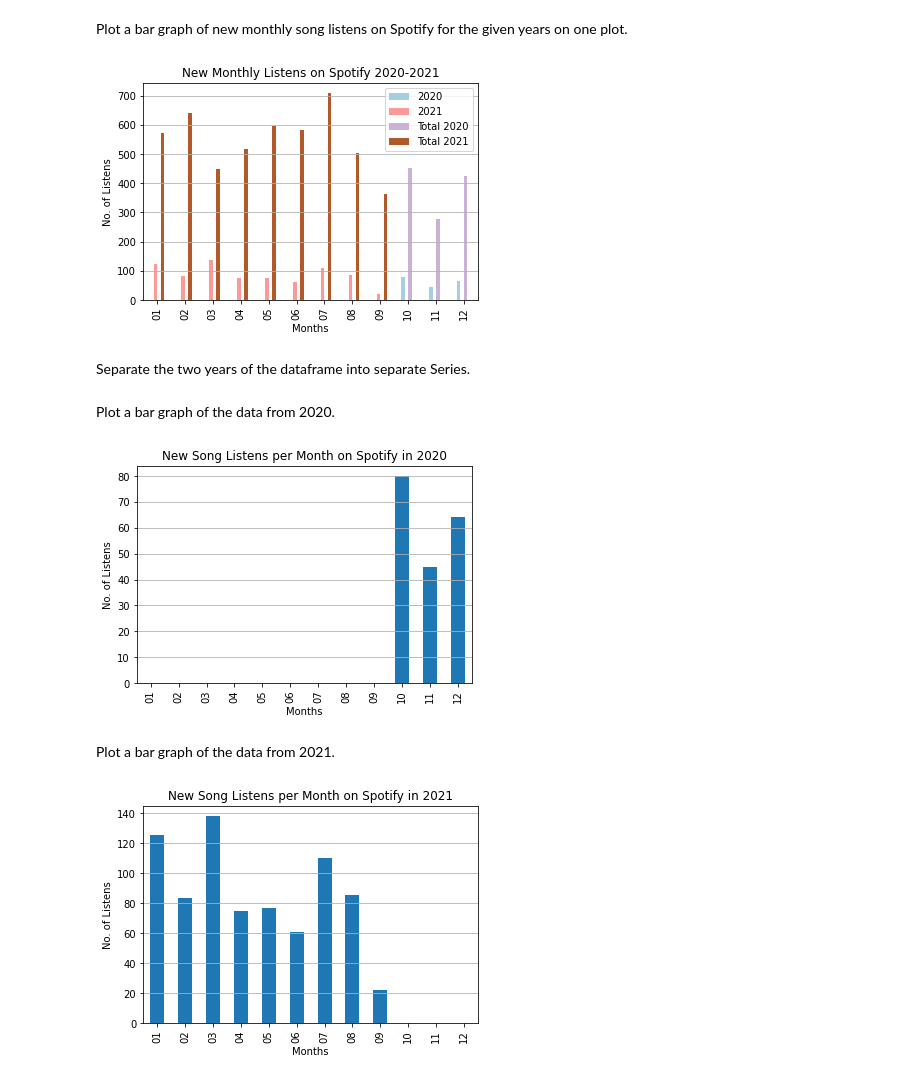
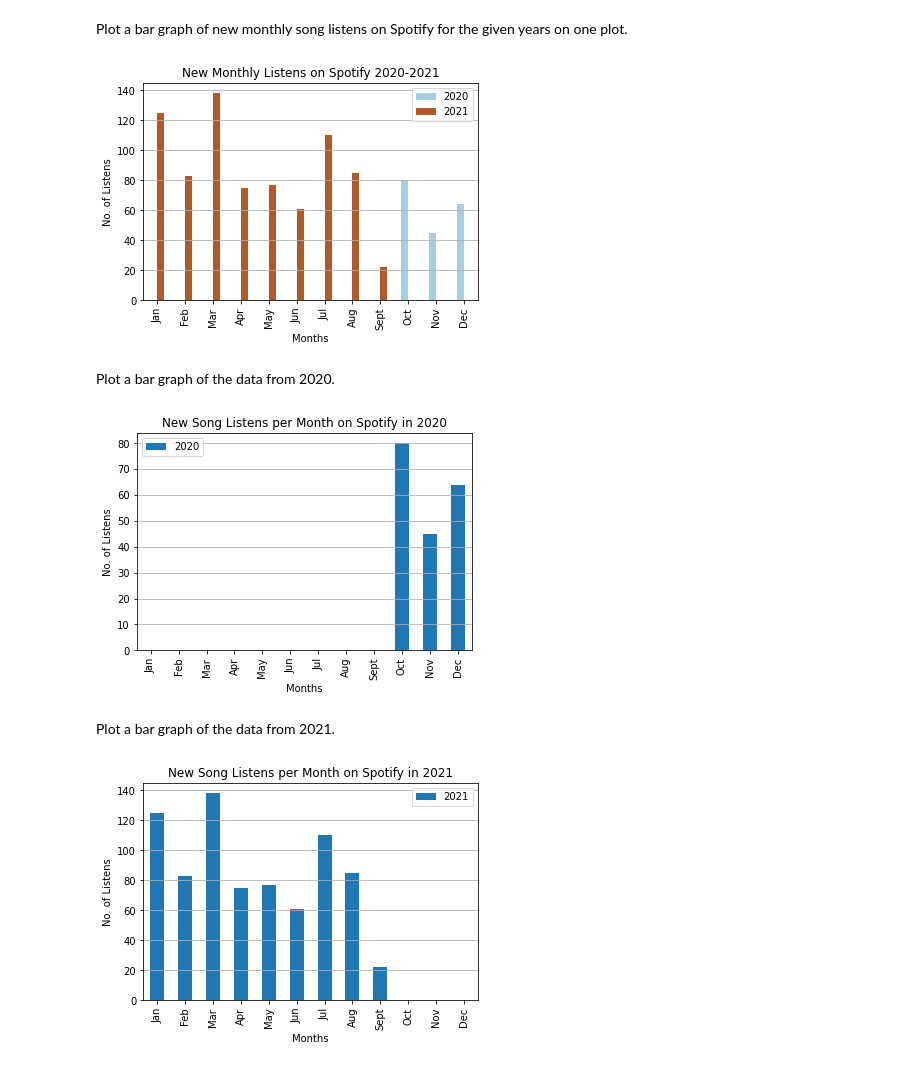
Before and after one commit to jgoeszoom/spotify-visualization, a Jupyter notebook: New Song Listens Monthly from Spotify.ipynb, the cells around one changed output. Cells and saved outputs as stored; diff of their text form; code cells hidden in the pictures.

Commit message:
Updated jupyter notebook to calculate percentage of new songs listened to total songs streamed per month and updated subsequent example.pdf

```diff
--- a/New Song Listens Monthly from Spotify.ipynb
+++ b/New Song Listens Monthly from Spotify.ipynb
@@ -119,23 +119,36 @@ In order to determine new song listens, the columns of "In Library" and "Podcast
 newListensMonthly = pd.DataFrame([[0,0], [0,0], [0,0], [0,0], [0,0], [0,0], [0,0], [0,0], [0,0], [0,0], [0,0], [0,0]],
                                  index=['01', '02', '03', '04', '05', '06', '07', '08', '09', '10', '11', '12'],
                                  columns=['2020', '2021'])
-newListensMonthly['Total 2020'] = 0
-newListensMonthly['Total 2021'] = 0
+totalMonthlyListens = pd.DataFrame([[0,0], [0,0], [0,0], [0,0], [0,0], [0,0], [0,0], [0,0], [0,0], [0,0], [0,0], [0,0]],
+                                 index=['01', '02', '03', '04', '05', '06', '07', '08', '09', '10', '11', '12'],
+                                 columns=['2020', '2021'])
+newListensPerc = pd.DataFrame([[0,0], [0,0], [0,0], [0,0], [0,0], [0,0], [0,0], [0,0], [0,0], [0,0], [0,0], [0,0]],
+                              index=['01', '02', '03', '04', '05', '06', '07', '08', '09', '10', '11', '12'],
+                              columns=['2020', '2021']).astype(float)
 
 # Calculate how many new song listens occurred each month
 for i in range(0, len(dataTableau)):
     # End time expanded to [year, month, day hour:min]
     expandedTime = dataTableau['endTime'][i].split("-")
-
     if ((dataTableau['In Library'][i] == 0) and dataTableau['Podcast'][i] == 0):
         newListensMonthly[expandedTime[0]][expandedTime[1]] = newListensMonthly[expandedTime[0]][expandedTime[1]] + 1
     elif (dataTableau['Podcast'][i] == 0):
         if ( expandedTime[0] == '2020' ):
-            newListensMonthly['Total 2020'][expandedTime[1]] = newListensMonthly['Total 2020'][expandedTime[1]] + 1
+            totalMonthlyListens[expandedTime[0]][expandedTime[1]] = totalMonthlyListens[expandedTime[0]][expandedTime[1]] + 1
         elif( expandedTime[0] == '2021'):
-            newListensMonthly['Total 2021'][expandedTime[1]] = newListensMonthly['Total 2021'][expandedTime[1]] + 1
+            totalMonthlyListens[expandedTime[0]][expandedTime[1]] = totalMonthlyListens[expandedTime[0]][expandedTime[1]] + 1
     else:
         continue
 
+for i in range(0, len(newListensPerc)):
+    if not newListensMonthly['2020'][i] is 0:
+        newListensPerc['2020'][i] = (newListensMonthly['2020'][i]/totalMonthlyListens['2020'][i])*100
+    if not newListensMonthly['2021'][i] is 0:
+        newListensPerc['2021'][i] = (newListensMonthly['2021'][i]/totalMonthlyListens['2021'][i])*100
+
+totalMonthlyListens.rename(columns={'2020':'Total 2020', '2021':'Total 2021'}, inplace=True)
+newListensPerc.rename(columns={'2020': '% 2020', '2021': '% 2021'}, inplace=True)
+newListensMonthly = pd.concat([newListensMonthly, totalMonthlyListens, newListensPerc], axis=1)
+
 newListensMonthly.head(12)
 # %% [output]
@@ -155,15 +168,14 @@ newListensMonthly.head(12)
 # %% [markdown]
 Initially, the columns for the DataFrame newListensMonthly is the format of a string that looks like a two digit number. This format is useful when trying to count how many new listens per month occur but this will be changed in the code below which is nicer to display on a plot.
 # %%
-newListensMonthly.rename(columns={'01': 'Jan', '02': 'Feb', '03':'Mar', '04':'Apr', '05':'May',
+newListensMonthly.rename(index={'01': 'Jan', '02': 'Feb', '03':'Mar', '04':'Apr', '05':'May',
                                  '06':'Jun', '07':'Jul', '08':'Aug', '09':'Sept', '10':'Oct', '11':'Nov', '12':'Dec'}, inplace=True)
 # %% [markdown]
 ## Plotting the Data
 # %% [markdown]
 Plot a bar graph of new monthly song listens on Spotify for the given years on one plot.
 # %%
-newListensMonthly.plot.bar(xlabel='Months', ylabel='No. of Listens', title='New Monthly Listens on Spotify 2020-2021', colormap='Paired').grid(axis='y')
+newListensMonthly.plot.bar(y=['2020', '2021'], xlabel='Months', ylabel='No. of Listens',
+                           title='New Monthly Listens on Spotify 2020-2021', colormap='Paired').grid(axis='y')
 # %% [output]
-[figure, old version]
+[figure, new version]
-# %% [markdown]
-Separate the two years of the dataframe into separate Series.
@@ -173,12 +182,12 @@ newListens1 = newListensMonthly[['2021']].squeeze()
 # %% [markdown]
 Plot a bar graph of the data from 2020.
 # %%
-newListens0.plot.bar(xlabel='Months', ylabel='No. of Listens', title='New Song Listens per Month on Spotify in 2020').grid(axis='y')
+newListensMonthly.plot.bar(y='2020', xlabel='Months', ylabel='No. of Listens', title='New Song Listens per Month on Spotify in 2020').grid(axis='y')
 # %% [output]
-[figure, old version]
+[figure, new version]
 # %% [markdown]
 Plot a bar graph of the data from 2021.
 # %%
-newListens1.plot.bar(xlabel='Months', ylabel='No. of Listens', title='New Song Listens per Month on Spotify in 2021').grid(axis='y')
+newListensMonthly.plot.bar(y='2021', xlabel='Months', ylabel='No. of Listens', title='New Song Listens per Month on Spotify in 2021').grid(axis='y')
 # %% [output]
-[figure, old version]
+[figure, new version]
```
Also changed, not shown: parts of 2 cells of this notebook, 1 other file.
